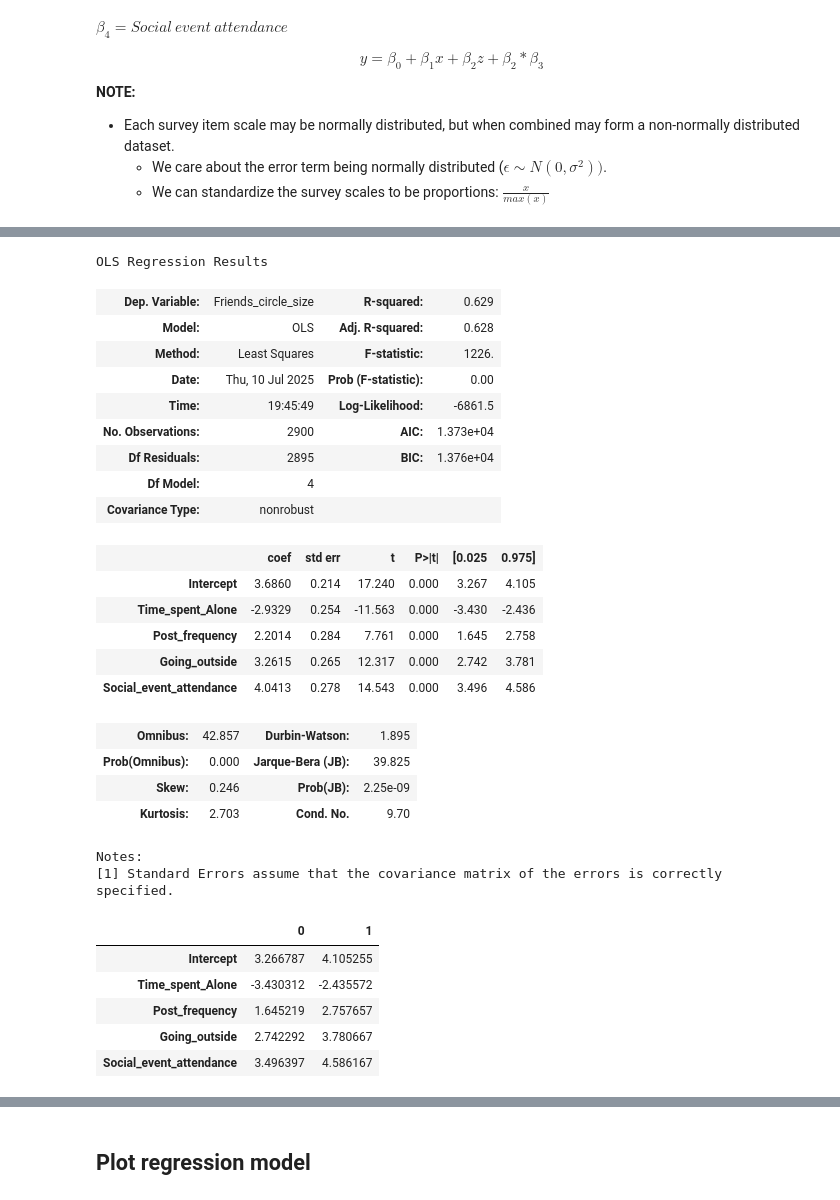
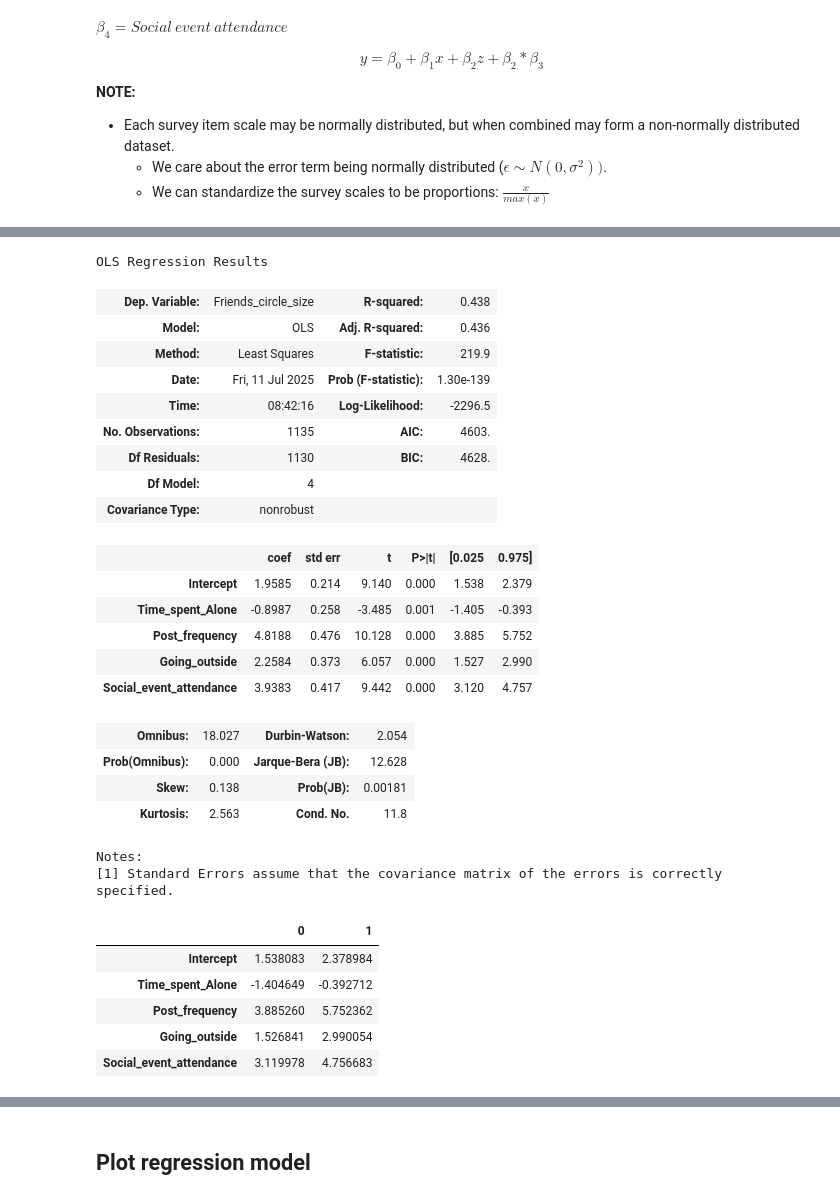
Before and after one commit to Prokope45/NeuralNetworkProject, a Jupyter notebook: LinearRegressionAnalysis.ipynb, the cells around one changed output, grey strips where cells are left out. Cells and saved outputs as stored; diff of their text form; code cells hidden in the pictures.

```diff
--- a/LinearRegressionAnalysis.ipynb
+++ b/LinearRegressionAnalysis.ipynb
@@ -28,8 +28,10 @@ import numpy as np
 # Receive dataframe from Preprocessing
 %store -r pre_df
 
-np.random.seed(1863)
+pre_df["Personality"] = pre_df["Personality_Extrovert"]
+pre_df = pre_df.drop(["Personality_Extrovert", "Personality_Introvert"], axis="columns")
 
-ra_df = pre_df
+train_df = pre_df.sample(frac=0.8, random_state=1863)
+test_df = pre_df.drop(train_df.index)
 # %%
 import matplotlib.pyplot as plt
@@ -111,44 +113,47 @@ R-Squared: 0.629490394458234
 # %%
 from statsmodels.formula.api import ols
 
 standard_scaler = lambda x: x / max(x)
-transformed_df = ra_df
+transformed_df = train_df.copy()
 
 for column in [
     "Time_spent_Alone",
     "Post_frequency",
     "Going_outside",
     "Social_event_attendance"
 ]:
-    transformed_df[column] = standard_scaler(transformed_df[column])
+    # transformed_df[column] = standard_scaler(transformed_df[column])
+    transformed_df[column] = transformed_df[column] / max(train_df[column])
+
+transformed_df = transformed_df[transformed_df["Personality"] == 0]  # Introvert
 
 model = ols(
     formula='Friends_circle_size ~ Time_spent_Alone + Post_frequency + Going_outside + Social_event_attendance',
     data=transformed_df
 ).fit()
 
 model.summary()
 # %% [output]
 OLS Regression Results
-| Dep. Variable: | Friends_circle_size | R-squared: | 0.629 |
-| Model: | OLS | Adj. R-squared: | 0.628 |
-| Method: | Least Squares | F-statistic: | 1226. |
-| Date: | Thu, 10 Jul 2025 | Prob (F-statistic): | 0.00 |
-| Time: | 19:45:49 | Log-Likelihood: | -6861.5 |
-| No. Observations: | 2900 | AIC: | 1.373e+04 |
-| Df Residuals: | 2895 | BIC: | 1.376e+04 |
+| Dep. Variable: | Friends_circle_size | R-squared: | 0.438 |
+| Model: | OLS | Adj. R-squared: | 0.436 |
+| Method: | Least Squares | F-statistic: | 219.9 |
+| Date: | Fri, 11 Jul 2025 | Prob (F-statistic): | 1.30e-139 |
+| Time: | 08:42:16 | Log-Likelihood: | -2296.5 |
+| No. Observations: | 1135 | AIC: | 4603. |
+| Df Residuals: | 1130 | BIC: | 4628. |
 | Df Model: | 4 |  |  |
 | Covariance Type: | nonrobust |  |  |
 |  | coef | std err | t | P>|t| | [0.025 | 0.975] |
-| Intercept | 3.6860 | 0.214 | 17.240 | 0.000 | 3.267 | 4.105 |
-| Time_spent_Alone | -2.9329 | 0.254 | -11.563 | 0.000 | -3.430 | -2.436 |
-| Post_frequency | 2.2014 | 0.284 | 7.761 | 0.000 | 1.645 | 2.758 |
-| Going_outside | 3.2615 | 0.265 | 12.317 | 0.000 | 2.742 | 3.781 |
-| Social_event_attendance | 4.0413 | 0.278 | 14.543 | 0.000 | 3.496 | 4.586 |
+| Intercept | 1.9585 | 0.214 | 9.140 | 0.000 | 1.538 | 2.379 |
+| Time_spent_Alone | -0.8987 | 0.258 | -3.485 | 0.001 | -1.405 | -0.393 |
+| Post_frequency | 4.8188 | 0.476 | 10.128 | 0.000 | 3.885 | 5.752 |
+| Going_outside | 2.2584 | 0.373 | 6.057 | 0.000 | 1.527 | 2.990 |
+| Social_event_attendance | 3.9383 | 0.417 | 9.442 | 0.000 | 3.120 | 4.757 |
-| Omnibus: | 42.857 | Durbin-Watson: | 1.895 |
-| Prob(Omnibus): | 0.000 | Jarque-Bera (JB): | 39.825 |
-| Skew: | 0.246 | Prob(JB): | 2.25e-09 |
-| Kurtosis: | 2.703 | Cond. No. | 9.70 |
+| Omnibus: | 18.027 | Durbin-Watson: | 2.054 |
+| Prob(Omnibus): | 0.000 | Jarque-Bera (JB): | 12.628 |
+| Skew: | 0.138 | Prob(JB): | 0.00181 |
+| Kurtosis: | 2.563 | Cond. No. | 11.8 |
 Notes:
 [1] Standard Errors assume that the covariance matrix of the errors is correctly specified.
 # %%
@@ -156,9 +161,9 @@ conf_intervals = model.conf_int()
 conf_intervals
 # %% [output]
 |  | 0 | 1 |
-| Intercept | 3.266787 | 4.105255 |
-| Time_spent_Alone | -3.430312 | -2.435572 |
-| Post_frequency | 1.645219 | 2.757657 |
-| Going_outside | 2.742292 | 3.780667 |
-| Social_event_attendance | 3.496397 | 4.586167 |
+| Intercept | 1.538083 | 2.378984 |
+| Time_spent_Alone | -1.404649 | -0.392712 |
+| Post_frequency | 3.885260 | 5.752362 |
+| Going_outside | 1.526841 | 2.990054 |
+| Social_event_attendance | 3.119978 | 4.756683 |
 # %%
```
Also changed, not shown: parts of 6 cells of this notebook, 1 other file.
